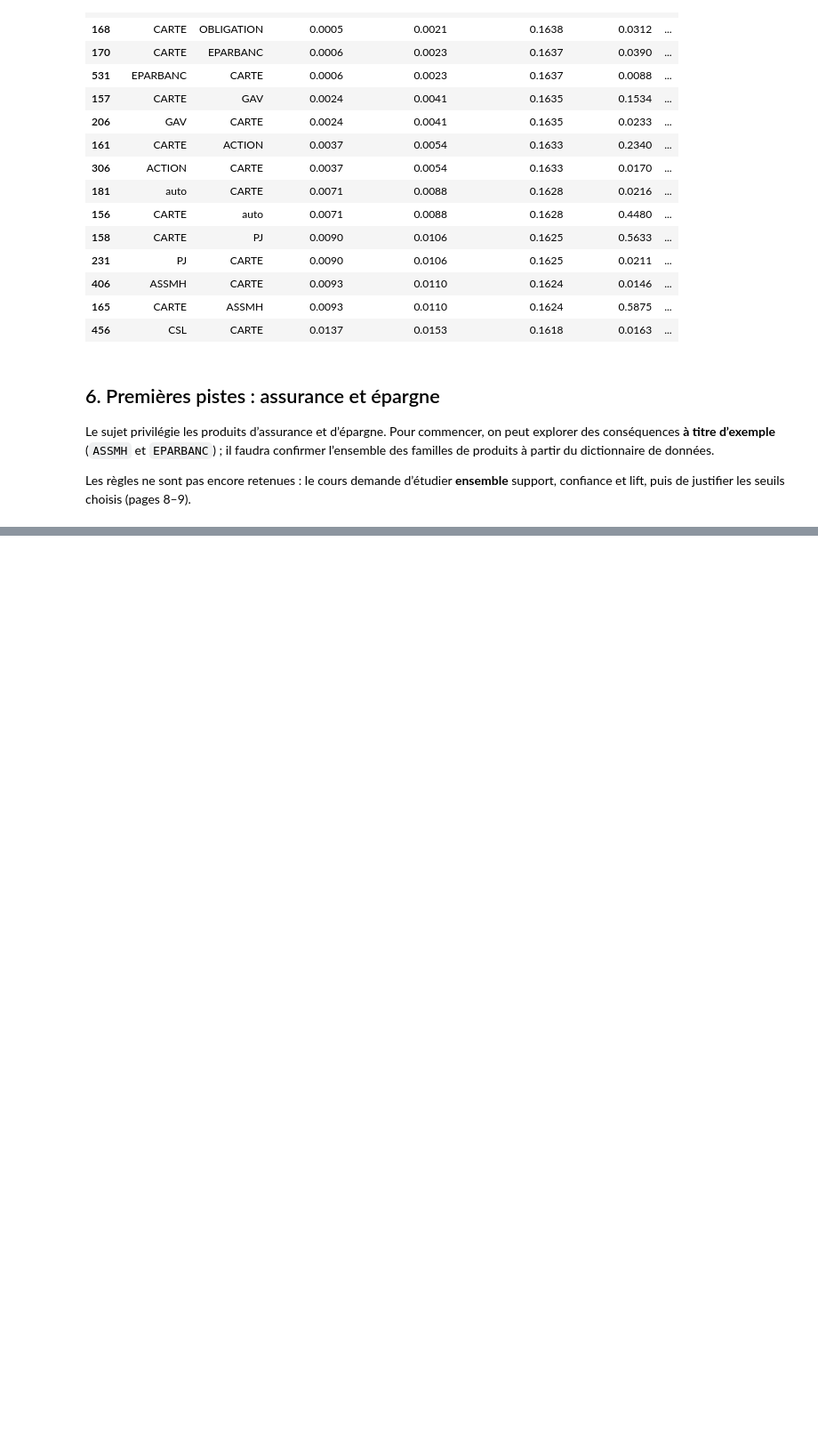
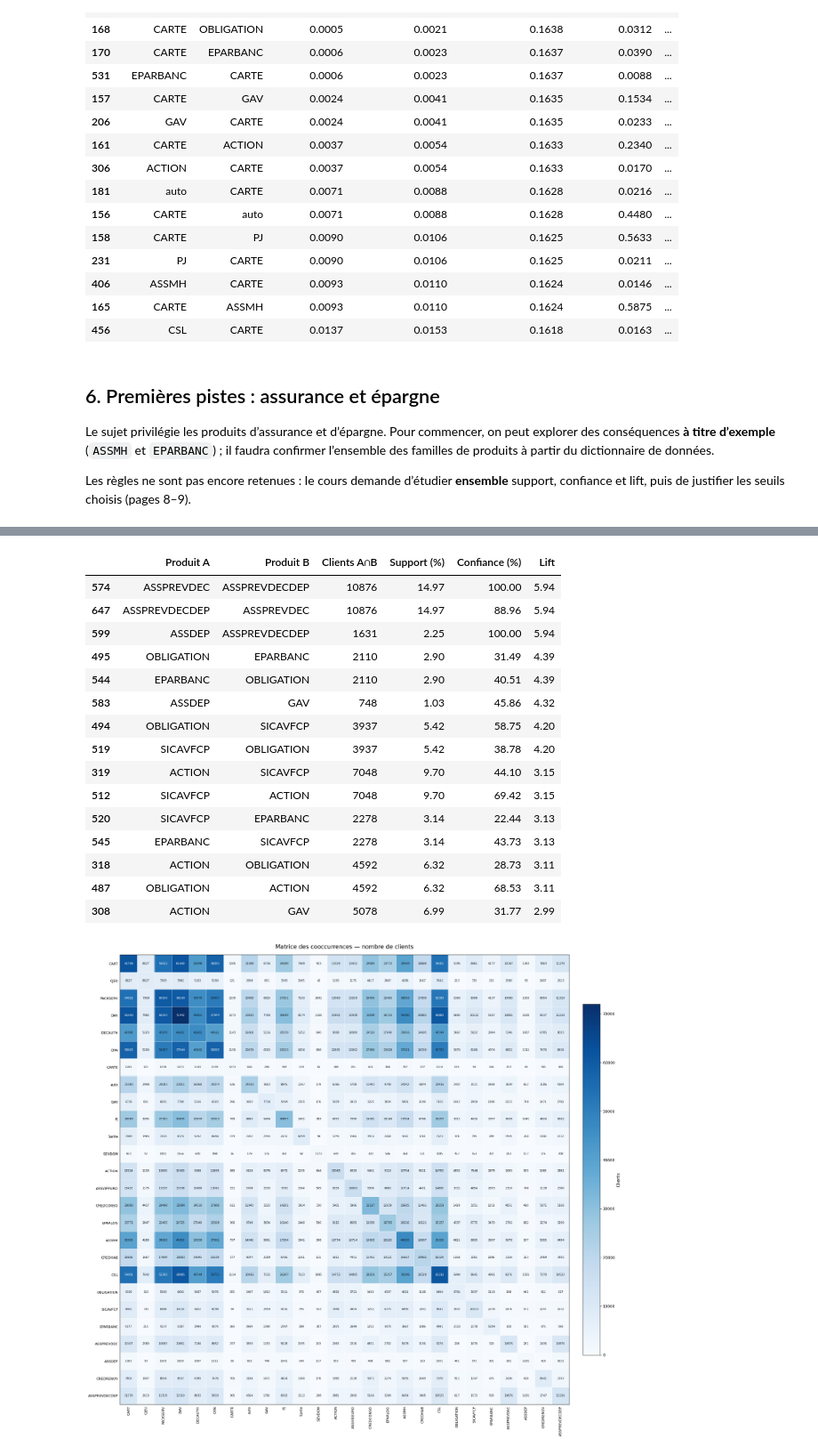
Before and after one commit to sebaarayacastro1/projet-data-mining, a Jupyter notebook: notebooks/03_analyse_associations.ipynb, the cells around one changed output, grey strips where cells are left out. Shown at 89% size. Drawn from its saved outputs; the diff is of its cells as text; code cells hidden in the pictures; blank space fills up the shorter version.

```diff
--- a/notebooks/03_analyse_associations.ipynb
+++ b/notebooks/03_analyse_associations.ipynb
@@ -222,0 +295,80 @@ display(regles_cibles.sort_values(
+# %%
+figures = racine / 'reports' / 'figures'
+tables = racine / 'reports' / 'tables'
+figures.mkdir(parents=True, exist_ok=True)
+tables.mkdir(parents=True, exist_ok=True)
+
+# Matrices calculées à partir de la base principale agrégée
+N = len(base_principale)
+supports = effectifs.div(N)
+lifts = (regles_agregees.pivot(index='produit_a', columns='produit_b', values='lift')
+         .reindex(index=produits, columns=produits))
+
+# Vérifications : symétrie et cohérence des supports
+assert supports.shape == (len(produits), len(produits))
+assert (supports.to_numpy() == supports.to_numpy().T).all()
+assert ((supports.to_numpy() >= 0) & (supports.to_numpy() <= 1)).all()
+
+# Table exploratoire : seuils uniquement pour cette visualisation
+candidats = regles_agregees.loc[
+    (regles_agregees['support'] >= .01) &
+    (regles_agregees['confiance'] >= .20) &
+    (regles_agregees['lift'] > 1)
+].sort_values(['lift', 'support'], ascending=False).head(15).copy()
+
+# Tableau complet pour réutilisation (valeurs non arrondies)
+colonnes_candidats = ['produit_a', 'produit_b', 'nb_clients_a_et_b',
+                      'support', 'confiance', 'confiance_attendue', 'lift']
+candidats[ colonnes_candidats ].to_csv(
+    tables / '03_associations_a_examiner.csv', sep=';', index=False, encoding='utf-8-sig'
+)
+
+# Copie de présentation : pourcentages et valeurs arrondies
+presentation = candidats[['produit_a', 'produit_b', 'nb_clients_a_et_b']].copy()
+presentation.columns = ['Produit A', 'Produit B', 'Clients A∩B']
+presentation['Support (%)'] = (candidats['support'] * 100).round(2).to_numpy()
+presentation['Confiance (%)'] = (candidats['confiance'] * 100).round(2).to_numpy()
+presentation['Lift'] = candidats['lift'].round(2).to_numpy()
+display(presentation)
+
+# Export des matrices complètes : les supports sont entre 0 et 1 dans le CSV
+# et les lifts restent sans unité.
+effectifs.to_csv(tables / '03_matrice_cooccurrences.csv', sep=';', encoding='utf-8-sig')
+supports.to_csv(tables / '03_matrice_supports.csv', sep=';', encoding='utf-8-sig')
+lifts.to_csv(tables / '03_matrice_lifts.csv', sep=';', encoding='utf-8-sig')
+regles_agregees.to_csv(tables / '03_regles_base_agregee.csv', sep=';', index=False, encoding='utf-8-sig')
+comparaison.to_csv(tables / '03_comparaison_bases.csv', sep=';', index=False, encoding='utf-8-sig')
+
+# Trois matrices annotées (26 x 26) en PNG haute résolution
+graphique_matrice_cooccurrences_annotee(effectifs, figures / '03_matrice_cooccurrences_annotee.png')
+graphique_matrice_supports_annotee(supports, figures / '03_matrice_supports_annotee.png')
+graphique_matrice_lifts_annotee(lifts, figures / '03_matrice_lifts_annotee.png')
+
+if not presentation.empty:
+    graphique_table_associations(presentation, figures / '03_table_associations_a_examiner.png')
+
+# Visualisations complémentaires déjà présentes dans le projet
+graphique_frequences(base_principale, figures / '03_frequences_produits.png')
+graphique_lift_support(regles_agregees, figures / '03_support_lift.png')
+graphique_comparaison_support(comparaison, figures / '03_ecarts_support.png')
+
+print('Figures enregistrées dans :', figures)
+print('Tableaux enregistrés dans :', tables)
+# %% [output]
+|  | Produit A | Produit B | Clients A∩B | Support (%) | Confiance (%) | Lift |
+| 574 | ASSPREVDEC | ASSPREVDECDEP | 10876 | 14.97 | 100.00 | 5.94 |
+| 647 | ASSPREVDECDEP | ASSPREVDEC | 10876 | 14.97 | 88.96 | 5.94 |
+| 599 | ASSDEP | ASSPREVDECDEP | 1631 | 2.25 | 100.00 | 5.94 |
+| 495 | OBLIGATION | EPARBANC | 2110 | 2.90 | 31.49 | 4.39 |
+| 544 | EPARBANC | OBLIGATION | 2110 | 2.90 | 40.51 | 4.39 |
+| 583 | ASSDEP | GAV | 748 | 1.03 | 45.86 | 4.32 |
+| 494 | OBLIGATION | SICAVFCP | 3937 | 5.42 | 58.75 | 4.20 |
+| 519 | SICAVFCP | OBLIGATION | 3937 | 5.42 | 38.78 | 4.20 |
+| 319 | ACTION | SICAVFCP | 7048 | 9.70 | 44.10 | 3.15 |
+| 512 | SICAVFCP | ACTION | 7048 | 9.70 | 69.42 | 3.15 |
+| 520 | SICAVFCP | EPARBANC | 2278 | 3.14 | 22.44 | 3.13 |
+| 545 | EPARBANC | SICAVFCP | 2278 | 3.14 | 43.73 | 3.13 |
+| 318 | ACTION | OBLIGATION | 4592 | 6.32 | 28.73 | 3.11 |
+| 487 | OBLIGATION | ACTION | 4592 | 6.32 | 68.53 | 3.11 |
+| 308 | ACTION | GAV | 5078 | 6.99 | 31.77 | 2.99 |
+[figure, added]
```
Also changed, not shown: parts of 14 cells of this notebook, 2 other files.
